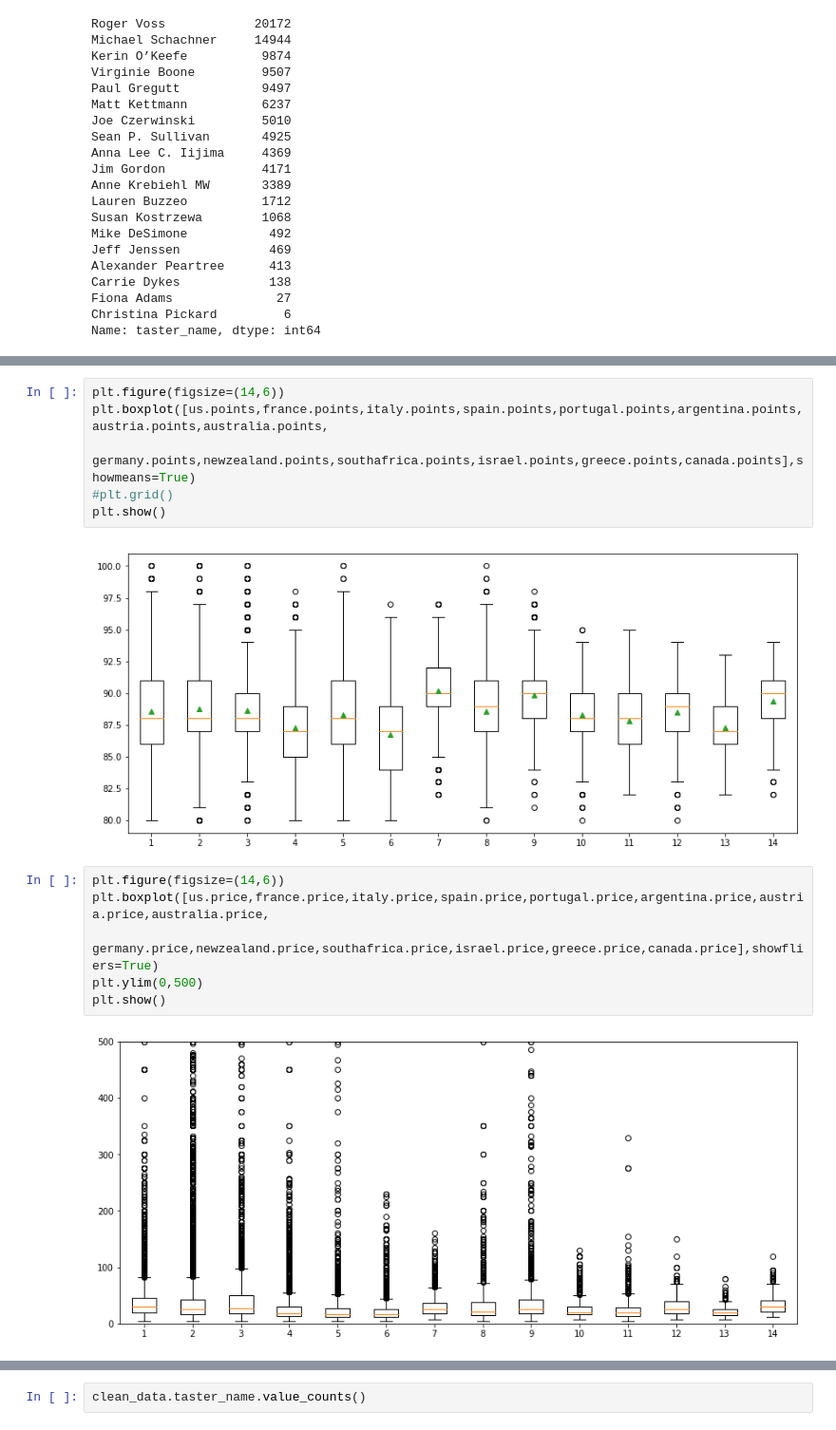
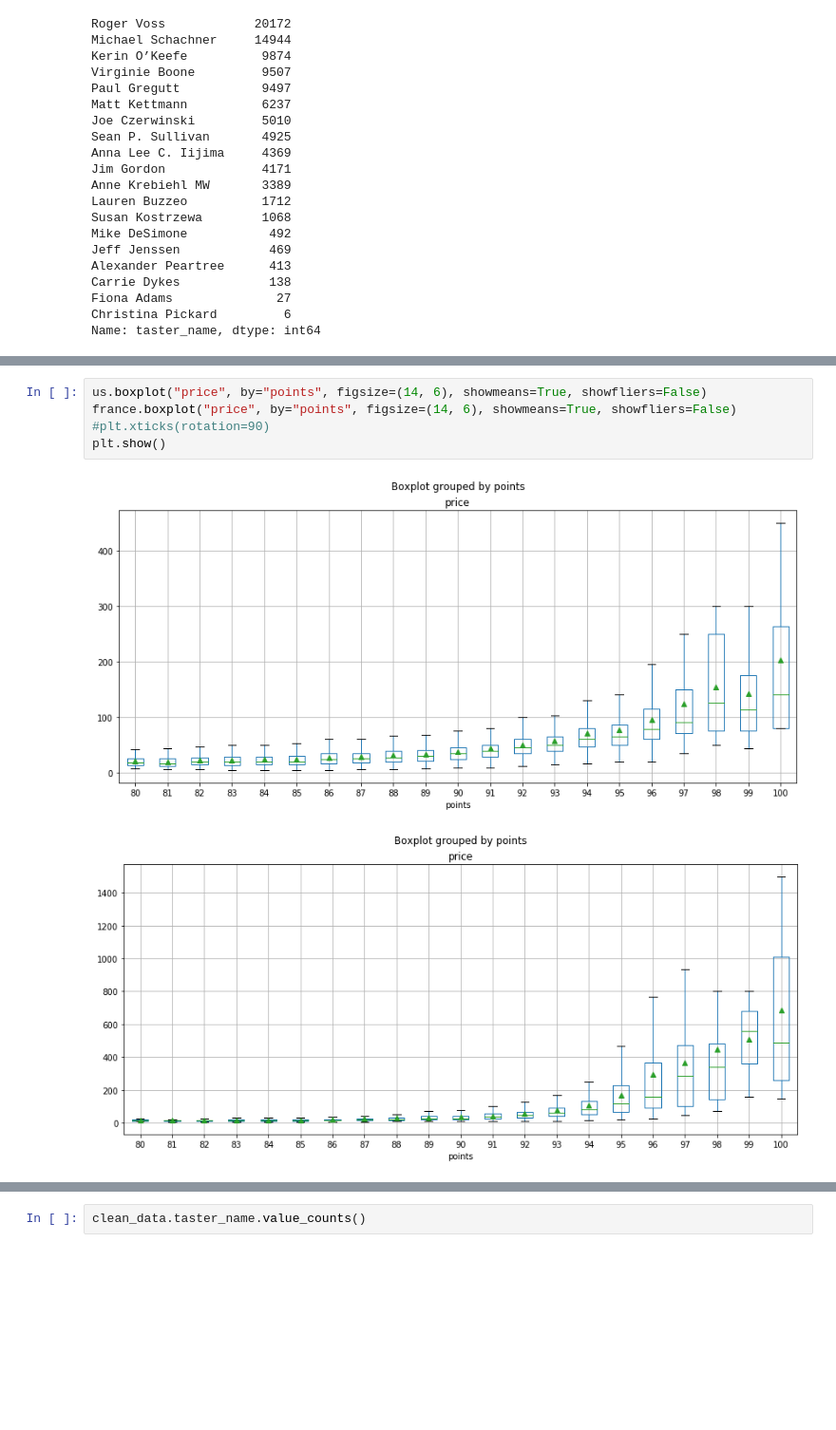
Before and after one commit to renatonico/Pygeons, a Jupyter notebook: notebooks/angel.ipynb, the cells around one changed output, grey strips where cells are left out. Shown at 95% size. Cells and saved outputs as stored; diff of their text form; blank space fills up the shorter version.

```diff
--- a/notebooks/angel.ipynb
+++ b/notebooks/angel.ipynb
@@ -401,16 +349,8 @@ canada = clean_data.loc[clean_data['country']=='Canada',['points','price']]
-# %%
-plt.figure(figsize=(14,6))
-plt.boxplot([us.points,france.points,italy.points,spain.points,portugal.points,argentina.points,austria.points,australia.points,
-             germany.points,newzealand.points,southafrica.points,israel.points,greece.points,canada.points],showmeans=True)
-#plt.grid()
-plt.show()
-# %% [output]
-[figure, removed]
-# %%
-plt.figure(figsize=(14,6))
-plt.boxplot([us.price,france.price,italy.price,spain.price,portugal.price,argentina.price,austria.price,australia.price,
-             germany.price,newzealand.price,southafrica.price,israel.price,greece.price,canada.price],showfliers=True)
-plt.ylim(0,500)
-plt.show()
-# %% [output]
-[figure, removed]
+# %%
+us.boxplot("price", by="points", figsize=(14, 6), showmeans=True, showfliers=False)
+france.boxplot("price", by="points", figsize=(14, 6), showmeans=True, showfliers=False)
+#plt.xticks(rotation=90)
+plt.show()
+# %% [output]
+[figure, added]
+[figure, added]
```
Also changed, not shown: parts of 45 cells of this notebook.
